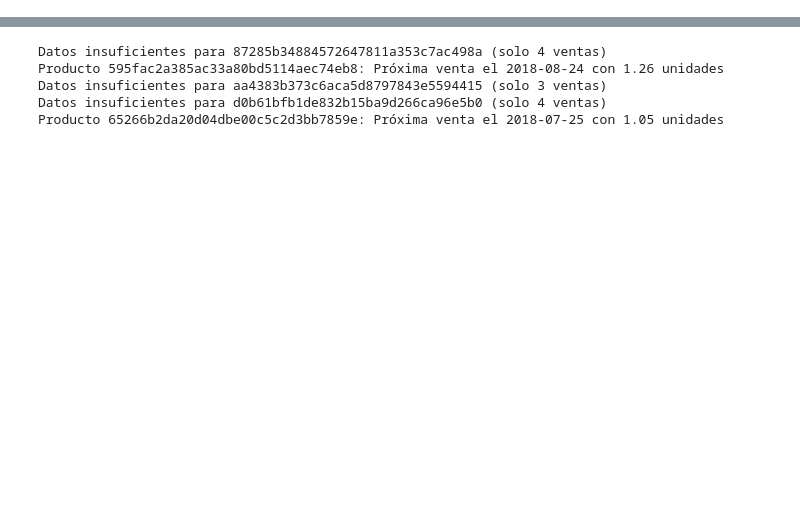
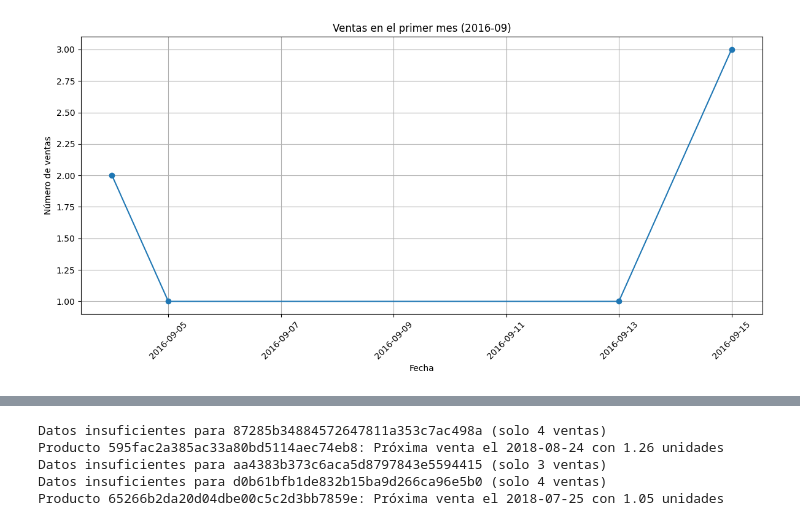
Before and after one commit to MartoBadi/TSCDIA-, a Jupyter notebook: proyecto_integrador/tp/tp_pi.ipynb, the cells around one changed output, grey strips where cells are left out. Cells and saved outputs as stored; diff of their text form; code cells hidden in the pictures; blank space fills up the shorter version.

```diff
--- a/proyecto_integrador/tp/tp_pi.ipynb
+++ b/proyecto_integrador/tp/tp_pi.ipynb
@@ -83,0 +107,18 @@ Valores: ['delivered' 'invoiced' 'shipped' 'processing' 'unavailable' 'canceled'
+# %%
+primer_mes = df['order_purchase_timestamp'].dt.to_period('M').min()
+
+df_primer_mes = df[df['order_purchase_timestamp'].dt.to_period('M') == primer_mes]
+
+ventas_primer_mes = df_primer_mes.groupby('date').size().reset_index(name='ventas')
+
+plt.figure(figsize=(12, 6))
+plt.plot(ventas_primer_mes['date'], ventas_primer_mes['ventas'], marker='o', linestyle='-')
+plt.title(f'Ventas en el primer mes ({primer_mes})')
+plt.xlabel('Fecha')
+plt.ylabel('Número de ventas')
+plt.xticks(rotation=45)
+plt.grid(True)
+plt.tight_layout()
+plt.show()
+# %% [output]
+[figure, added]
```
Also changed, not shown: parts of 9 cells of this notebook.
